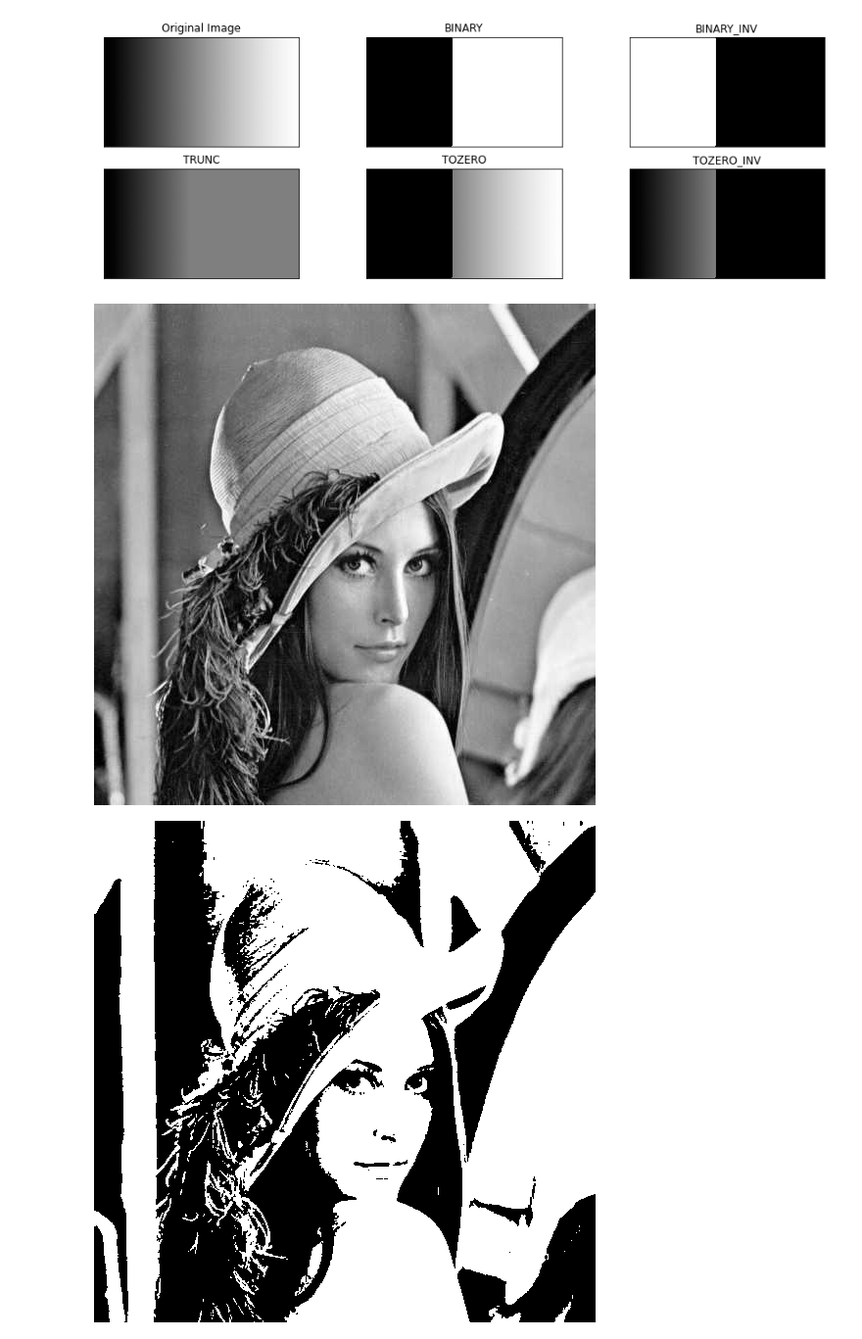
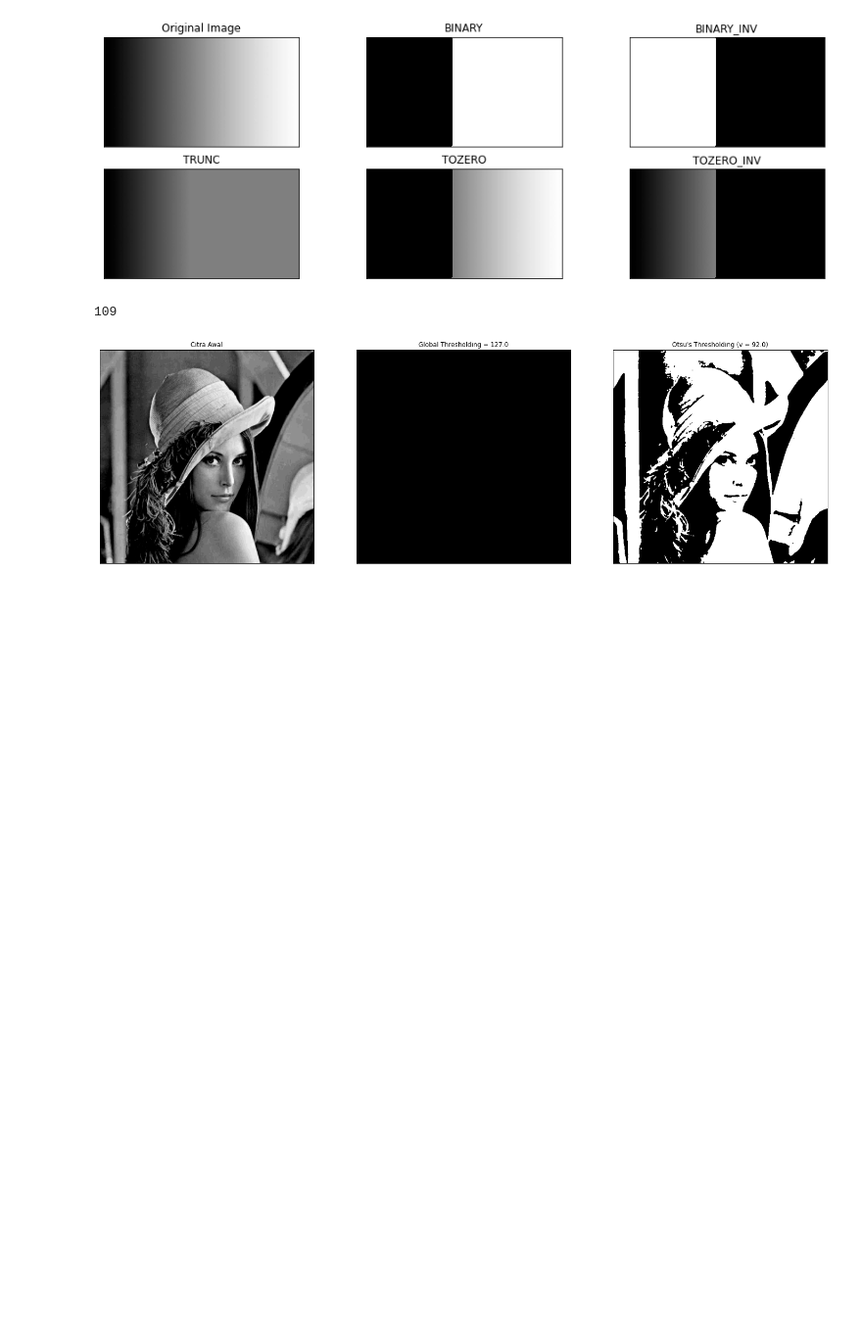
Before and after one commit to pazcalll/PCVK_Genap_2021, a Jupyter notebook: week10.ipynb, the cells around one changed output. Shown at 98% size. Cells and saved outputs as stored; diff of their text form; code cells hidden in the pictures; blank space fills up the shorter version.

```diff
--- a/week10.ipynb
+++ b/week10.ipynb
@@ -35,28 +35,42 @@ plt.show()
 # %% [output]
 [figure]
 # %%
-image = cv.imread('/content/drive/MyDrive/PCVK/Images/lena.jpg')
-image_gray = cv.cvtColor(image, cv.COLOR_BGR2GRAY)
+image = cv.imread('/content/drive/MyDrive/PCVK/Images/lena_gs_lc2.jpg',0)
+# image_gray = cv.cvtColor(image, cv.COLOR_BGR2GRAY)
+image_gray = image
 
-histo = cv.calcHist([image_gray], [0], None, [255], [0, 255])
-cv2_imshow(image_gray)
+blur = cv.GaussianBlur(image,(5,5),0)
+histo = cv.calcHist([blur], [0], None, [255], [0, 255])
+# cv2_imshow(image_gray)
+threshold=127
+# (ret, th1) = cv.threshold(image, threshold, 255, cv.THRESH_BINARY)
+# cv2_imshow(blur)
 within=[]
 for i in range(len(histo)):
   x,y = np.split(histo, [i])
-  x1 = np.sum(x)/(image.shape[0]*image.shape[1])  # weight of class 1
-  y1 = np.sum(y)/(image.shape[0]*image.shape[1])
+  x1 = np.sum(x)/(blur.shape[0]*blur.shape[1])  # weight of class 1
+  y1 = np.sum(y)/(blur.shape[0]*blur.shape[1])
   x2 = np.sum([j*t for j,t in enumerate(x)])/np.sum(x)
   y2 = np.sum([j*t for j,t in enumerate(y)])/np.sum(y)
   x3 = np.sum([(j-x2)**2*t for j, t in enumerate(x)])/np.sum(x)
   x3 = np.nan_to_num(x3)
 
   y3 = np.sum([(j-y2)**2*t for j, t in enumerate(y)])/np.sum(y)
 
   within.append(x1*x3 + y1*y3)
 m = np.argmin(within)
-# print(m)
-(thresh, Bin) = cv.threshold(image_gray, m, 255, cv.THRESH_BINARY)
-cv2_imshow(Bin)
+print(m)
+(thresh1, Bin1) = cv.threshold(blur,threshold, 255, cv.THRESH_BINARY)
+(thresh2, Bin2) = cv.threshold(blur, m, 255, cv.THRESH_BINARY+cv.THRESH_OTSU)
+# cv2_imshow(Bin)
+plt.figure(figsize = (25,10))
+plt.subplot(131),plt.imshow(image,cmap = 'gray')
+plt.title('Citra Awal'), plt.xticks([]), plt.yticks([])
+plt.subplot(132),plt.imshow(Bin1,cmap = 'gray')
+plt.title('Global Thresholding = '+str(thresh1)), plt.xticks([]), plt.yticks([])
+plt.subplot(133),plt.imshow(Bin2,cmap = 'gray')
+plt.title(("Otsu's Thresholding (v = ")+str(thresh2)+")"), plt.xticks([]), plt.yticks([])
+plt.show()
 # %% [output]
+109
-[figure, old version]
+[figure, new version]
-[figure, removed]
```
Also changed, not shown: parts of 3 cells of this notebook.
